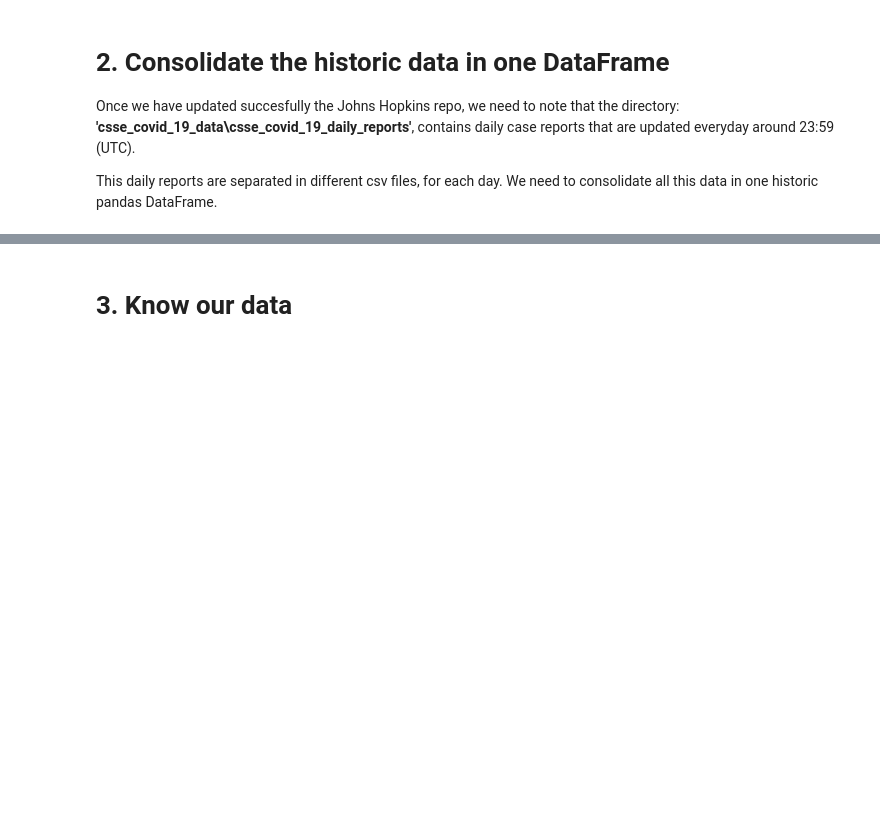
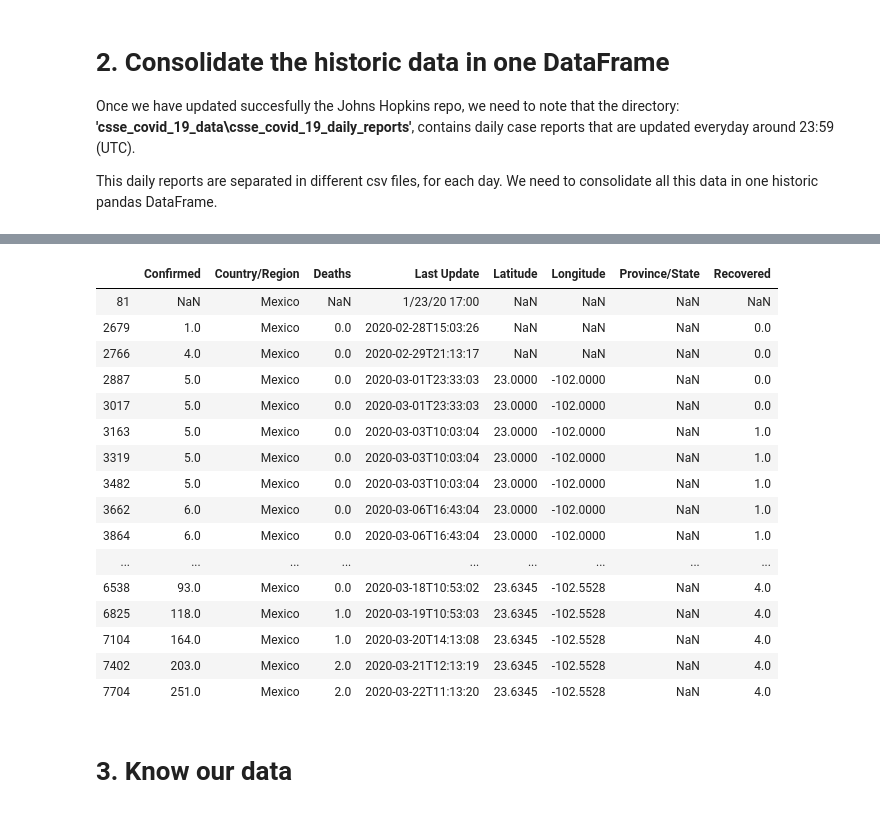
Before and after one commit to CarlosDNieto/COVID-19, a Jupyter notebook: COVID-19.ipynb, the cells around one changed output, grey strips where cells are left out. Drawn from its saved outputs; the diff is of its cells as text; code cells hidden in the pictures; blank space fills up the shorter version.

```diff
--- a/COVID-19.ipynb
+++ b/COVID-19.ipynb
@@ -144,3 +164,23 @@ df = pd.concat(dataframes,ignore_index=True,sort=True)
+# %%
+df[df['Country/Region']=='Mexico']
+# %% [output]
+|  | Confirmed | Country/Region | Deaths | Last Update | Latitude | Longitude | Province/State | Recovered |
+| 81 | NaN | Mexico | NaN | 1/23/20 17:00 | NaN | NaN | NaN | NaN |
+| 2679 | 1.0 | Mexico | 0.0 | 2020-02-28T15:03:26 | NaN | NaN | NaN | 0.0 |
+| 2766 | 4.0 | Mexico | 0.0 | 2020-02-29T21:13:17 | NaN | NaN | NaN | 0.0 |
+| 2887 | 5.0 | Mexico | 0.0 | 2020-03-01T23:33:03 | 23.0000 | -102.0000 | NaN | 0.0 |
+| 3017 | 5.0 | Mexico | 0.0 | 2020-03-01T23:33:03 | 23.0000 | -102.0000 | NaN | 0.0 |
+| 3163 | 5.0 | Mexico | 0.0 | 2020-03-03T10:03:04 | 23.0000 | -102.0000 | NaN | 1.0 |
+| 3319 | 5.0 | Mexico | 0.0 | 2020-03-03T10:03:04 | 23.0000 | -102.0000 | NaN | 1.0 |
+| 3482 | 5.0 | Mexico | 0.0 | 2020-03-03T10:03:04 | 23.0000 | -102.0000 | NaN | 1.0 |
+| 3662 | 6.0 | Mexico | 0.0 | 2020-03-06T16:43:04 | 23.0000 | -102.0000 | NaN | 1.0 |
+| 3864 | 6.0 | Mexico | 0.0 | 2020-03-06T16:43:04 | 23.0000 | -102.0000 | NaN | 1.0 |
+| ... | ... | ... | ... | ... | ... | ... | ... | ... |
+| 6538 | 93.0 | Mexico | 0.0 | 2020-03-18T10:53:02 | 23.6345 | -102.5528 | NaN | 4.0 |
+| 6825 | 118.0 | Mexico | 1.0 | 2020-03-19T10:53:03 | 23.6345 | -102.5528 | NaN | 4.0 |
+| 7104 | 164.0 | Mexico | 1.0 | 2020-03-20T14:13:08 | 23.6345 | -102.5528 | NaN | 4.0 |
+| 7402 | 203.0 | Mexico | 2.0 | 2020-03-21T12:13:19 | 23.6345 | -102.5528 | NaN | 4.0 |
+| 7704 | 251.0 | Mexico | 2.0 | 2020-03-22T11:13:20 | 23.6345 | -102.5528 | NaN | 4.0 |
 # %% [markdown]
 # 3. Know our data
 # %% [markdown]
```
Also changed, not shown: parts of 16 cells of this notebook, 2 other files.
